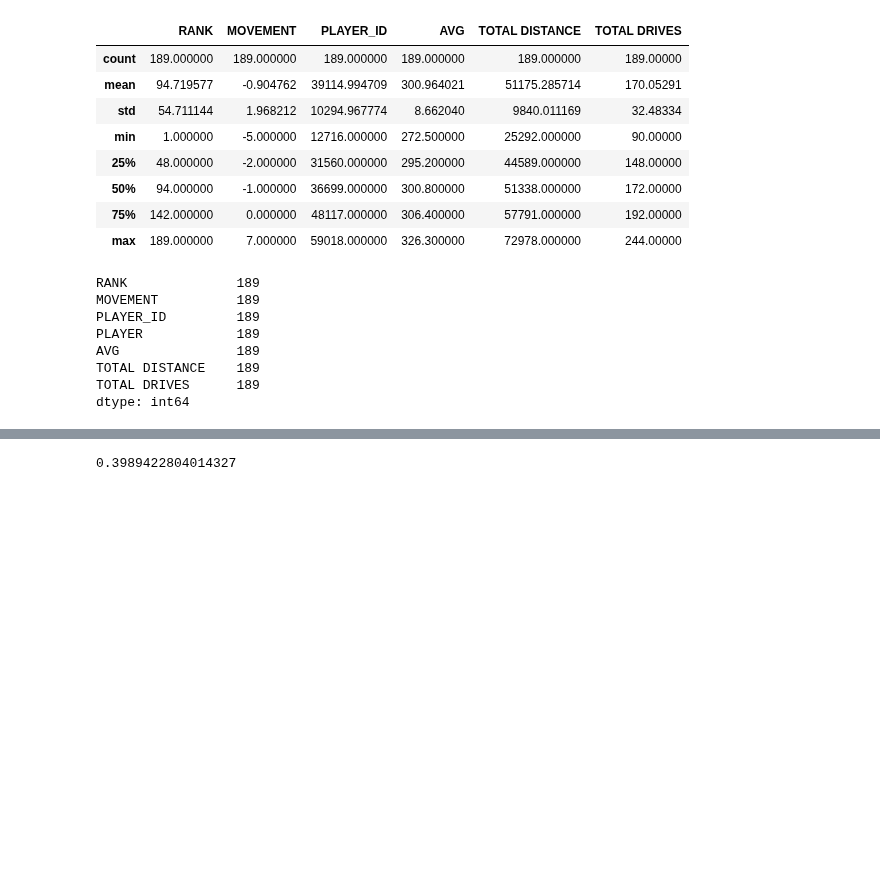
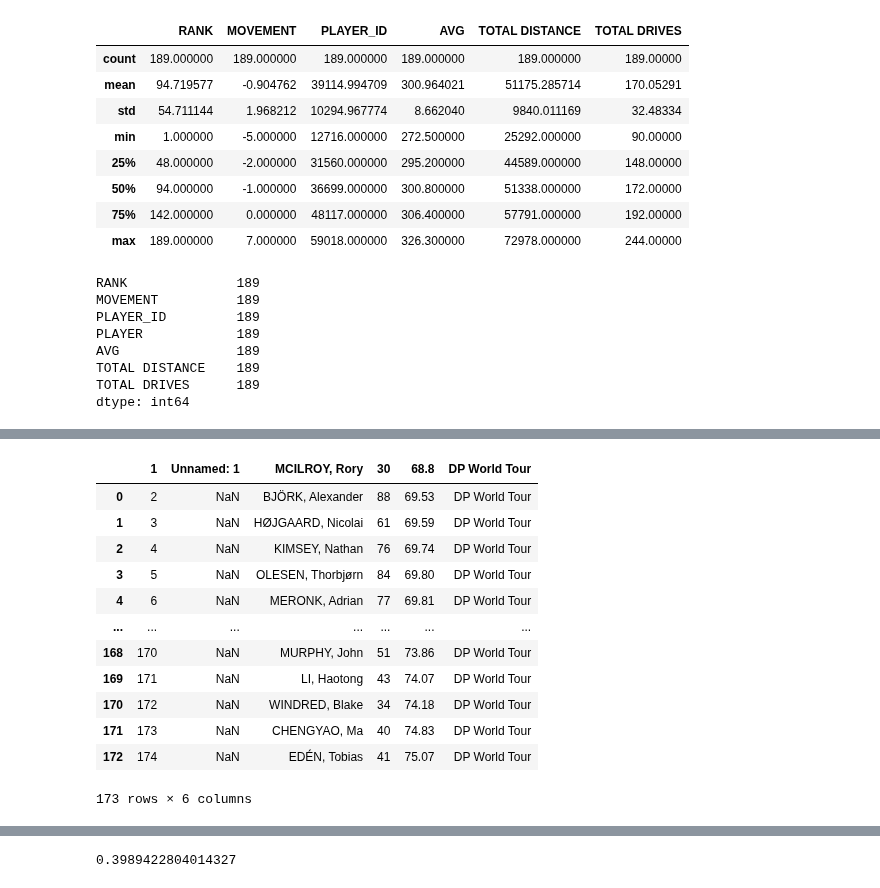
Before and after one commit to mickalleny2k/PfDA_Assignment, a Jupyter notebook: PfDA_Assignment.ipynb, the cells around one changed output, grey strips where cells are left out. Drawn from its saved outputs; the diff is of its cells as text; code cells hidden in the pictures; blank space fills up the shorter version.

```diff
--- a/PfDA_Assignment.ipynb
+++ b/PfDA_Assignment.ipynb
@@ -274,0 +275,17 @@ plt.show()
+# %%
+dataframe1 = pd.read_excel('dpworldtour_2022-2023_scoringaverage.xlsx')
+dataframe1
+# %% [output]
+|  | 1 | Unnamed: 1 | MCILROY, Rory | 30 | 68.8 | DP World Tour |
+| 0 | 2 | NaN | BJÖRK, Alexander | 88 | 69.53 | DP World Tour |
+| 1 | 3 | NaN | HØJGAARD, Nicolai | 61 | 69.59 | DP World Tour |
+| 2 | 4 | NaN | KIMSEY, Nathan | 76 | 69.74 | DP World Tour |
+| 3 | 5 | NaN | OLESEN, Thorbjørn | 84 | 69.80 | DP World Tour |
+| 4 | 6 | NaN | MERONK, Adrian | 77 | 69.81 | DP World Tour |
+| ... | ... | ... | ... | ... | ... | ... |
+| 168 | 170 | NaN | MURPHY, John | 51 | 73.86 | DP World Tour |
+| 169 | 171 | NaN | LI, Haotong | 43 | 74.07 | DP World Tour |
+| 170 | 172 | NaN | WINDRED, Blake | 34 | 74.18 | DP World Tour |
+| 171 | 173 | NaN | CHENGYAO, Ma | 40 | 74.83 | DP World Tour |
+| 172 | 174 | NaN | EDÉN, Tobias | 41 | 75.07 | DP World Tour |
+173 rows × 6 columns
```
Also changed, not shown: parts of 35 cells of this notebook, 3 other files.
